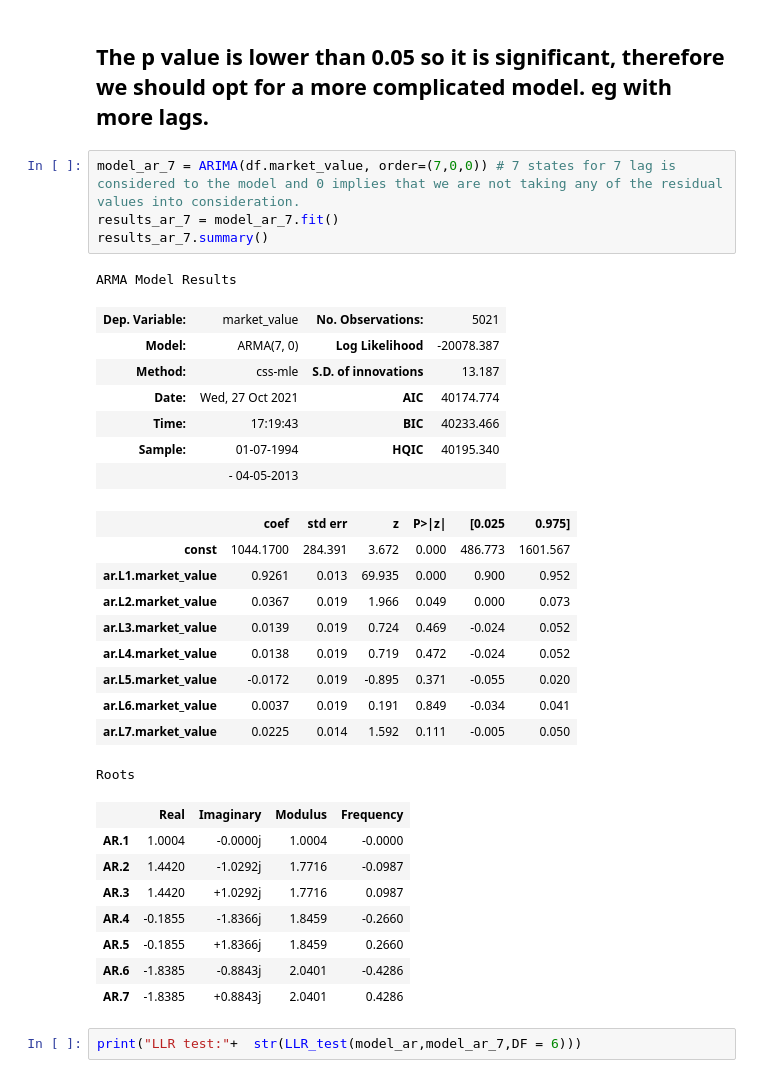
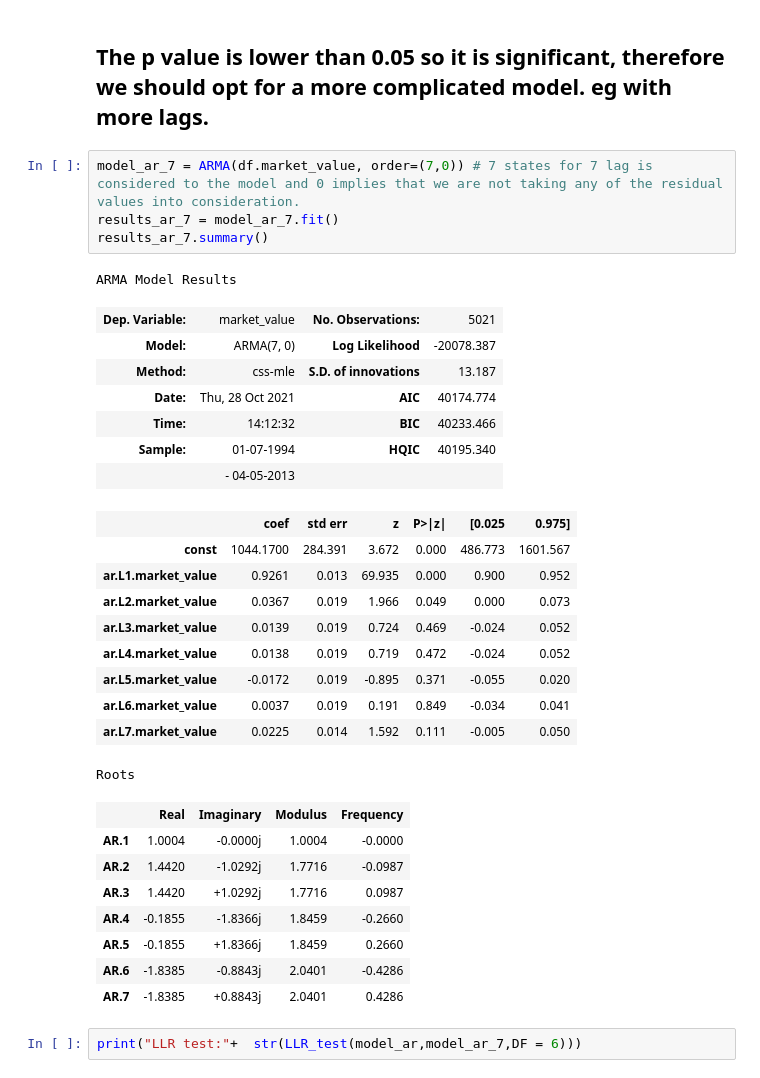
Before and after one commit to JuanD5/Machine-learning-projects, a Jupyter notebook: Forecasting/Sales Forecasting/365_datascience_index.ipynb, the cells around one changed output. Drawn from its saved outputs; the diff is of its cells as text.

```diff
--- a/Forecasting/Sales Forecasting/365_datascience_index.ipynb
+++ b/Forecasting/Sales Forecasting/365_datascience_index.ipynb
@@ -852,16 +856,16 @@ LLR_test(model_ar_2,model_ar_3)
 # %% [markdown]
 ## The p value is lower than 0.05 so it is significant, therefore we should opt for a more complicated model. eg with more lags.
 # %%
-model_ar_7 = ARIMA(df.market_value, order=(7,0,0)) # 7 states for 7 lag is considered to the model and 0 implies that we are not taking any of the residual values into consideration.
+model_ar_7 = ARMA(df.market_value, order=(7,0)) # 7 states for 7 lag is considered to the model and 0 implies that we are not taking any of the residual values into consideration.
 results_ar_7 = model_ar_7.fit()
 results_ar_7.summary()
 # %% [output]
 ARMA Model Results
 | Dep. Variable: | market_value | No. Observations: | 5021 |
 | Model: | ARMA(7, 0) | Log Likelihood | -20078.387 |
 | Method: | css-mle | S.D. of innovations | 13.187 |
-| Date: | Wed, 27 Oct 2021 | AIC | 40174.774 |
-| Time: | 17:19:43 | BIC | 40233.466 |
+| Date: | Thu, 28 Oct 2021 | AIC | 40174.774 |
+| Time: | 14:12:32 | BIC | 40233.466 |
 | Sample: | 01-07-1994 | HQIC | 40195.340 |
 |  | - 04-05-2013 |  |  |
 |  | coef | std err | z | P>|z| | [0.025 | 0.975] |
```
Also changed, not shown: parts of 88 cells of this notebook.
